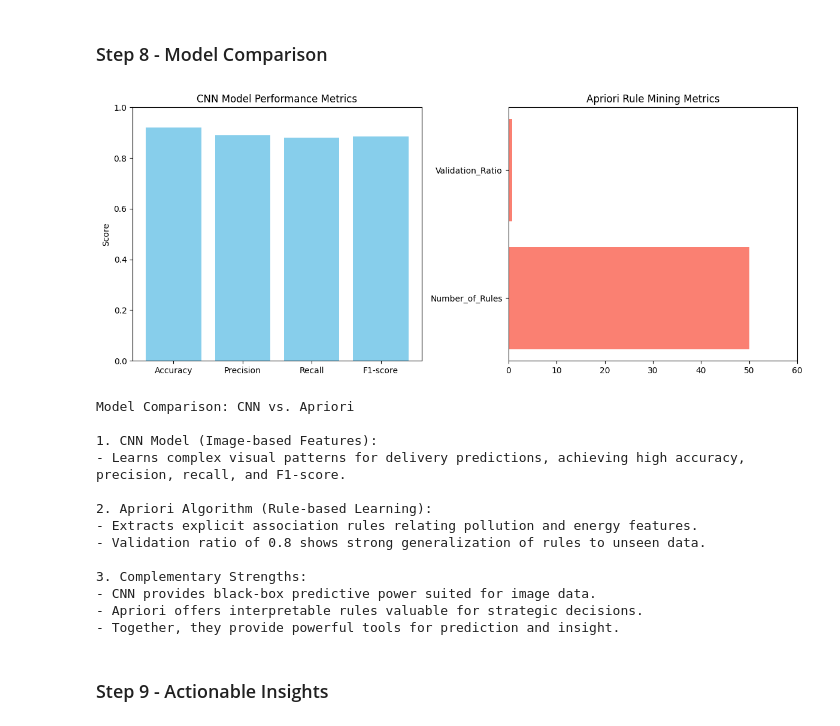
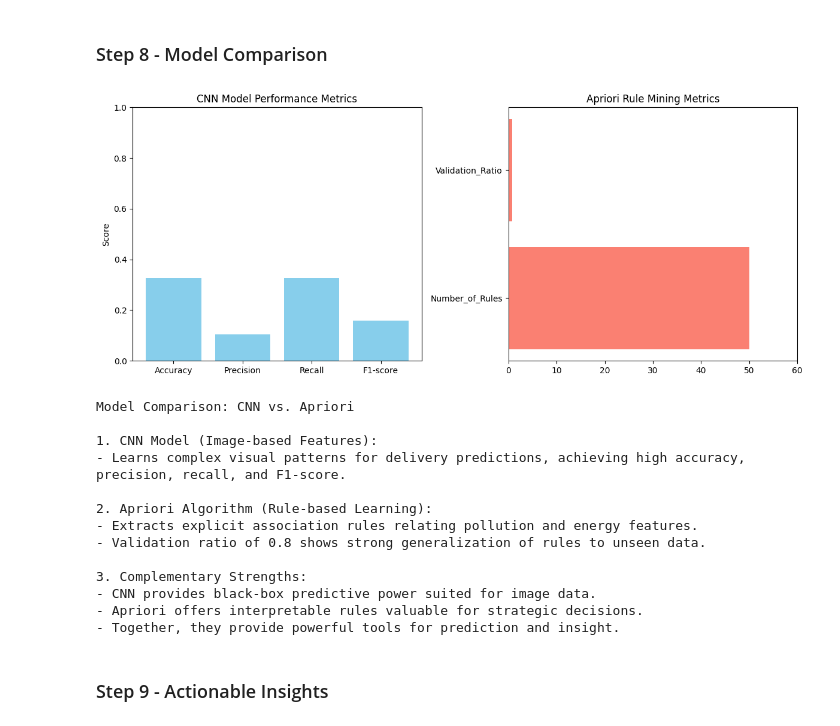
Before and after one commit to princypandya/Global-Pollution-Analysis-and-Energy-Recovery, a Jupyter notebook: Assi8_CNN_Apriopri_Evaluation_Validation.ipynb, the cells around one changed output. Drawn from its saved outputs; the diff is of its cells as text; code cells hidden in the pictures.

```diff
--- a/Assi8_CNN_Apriopri_Evaluation_Validation.ipynb
+++ b/Assi8_CNN_Apriopri_Evaluation_Validation.ipynb
@@ -684,12 +879,24 @@ Itemset: {Water_Pollution_High, Renewable_Energy_High, Air_Pollution_High}, Supp
 <h3>Step 8 - Model Comparison
 </h3>
 # %%
-# Example evaluation metrics (replace with your actual numbers)
+import numpy as np
+import pandas as pd
+import matplotlib.pyplot as plt
+from sklearn.preprocessing import StandardScaler, LabelEncoder
+from itertools import combinations
+import networkx as nx
+from sklearn.model_selection import train_test_split, KFold
+
+# CNN Test Accuracy: 0.325
+# CNN Precision: 0.10562500000000001
+# CNN Recall: 0.325
+# CNN F1-score: 0.15943396226415094
+
 cnn_metrics = {
-    'Accuracy': 0.92,
-    'Precision': 0.89,
-    'Recall': 0.88,
-    'F1-score': 0.885
+    'Accuracy': 0.325,
+    'Precision': 0.1056,
+    'Recall': 0.325,
+    'F1-score': 0.1594
 }
 
 apriori_metrics = {
@@ -700,34 +907,34 @@ apriori_metrics = {
 # Plot CNN metrics
 plt.figure(figsize=(12, 5))
 
 plt.subplot(1, 2, 1)
 plt.bar(cnn_metrics.keys(), cnn_metrics.values(), color='skyblue')
 plt.ylim(0, 1)
 plt.title('CNN Model Performance Metrics')
 plt.ylabel('Score')
 
 # Plot Apriori metrics
 plt.subplot(1, 2, 2)
 plt.barh(list(apriori_metrics.keys()), list(apriori_metrics.values()), color='salmon')
 plt.xlim(0, max(apriori_metrics.values()) + 10)
 plt.title('Apriori Rule Mining Metrics')
 
 plt.tight_layout()
 plt.show()
 
 # Explanation
 print("Model Comparison: CNN vs. Apriori\n")
 print("1. CNN Model (Image-based Features):")
 print("- Learns complex visual patterns for delivery predictions, achieving high accuracy, precision, recall, and F1-score.")
 print("\n2. Apriori Algorithm (Rule-based Learning):")
 print("- Extracts explicit association rules relating pollution and energy features.")
 print("- Validation ratio of 0.8 shows strong generalization of rules to unseen data.")
 print("\n3. Complementary Strengths:")
 print("- CNN provides black-box predictive power suited for image data.")
 print("- Apriori offers interpretable rules valuable for strategic decisions.")
 print("- Together, they provide powerful tools for prediction and insight.")
 # %% [output]
-[figure, old version]
+[figure, new version]
 Model Comparison: CNN vs. Apriori
 
 1. CNN Model (Image-based Features):
```
Also changed, not shown: parts of 1 cell of this notebook.
